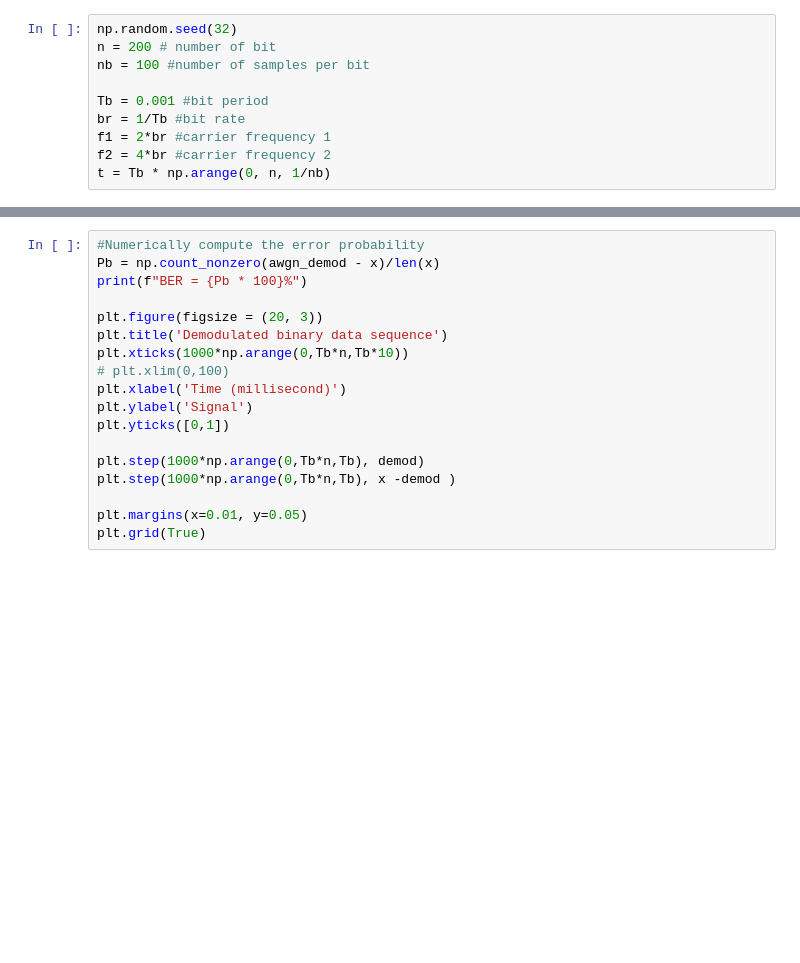
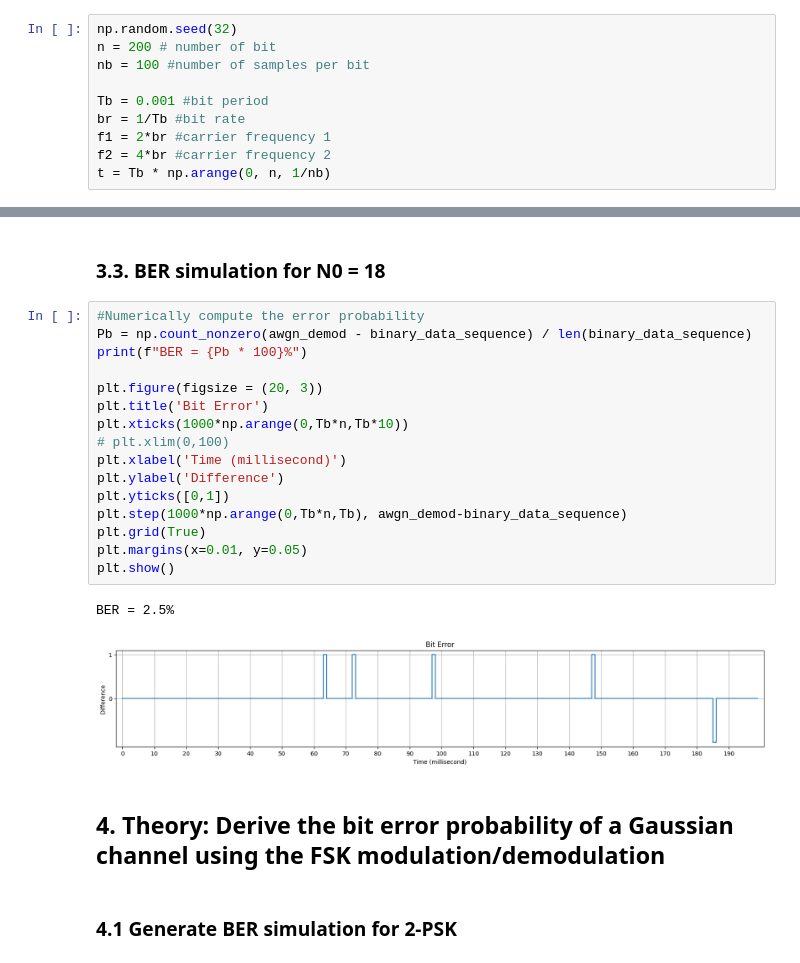
Before and after one commit to lightningdhna/KTTT, a Jupyter notebook: FSK.ipynb, the cells around one changed output, grey strips where cells are left out. Cells and saved outputs as stored; diff of their text form; blank space fills up the shorter version.

```diff
--- a/FSK.ipynb
+++ b/FSK.ipynb
@@ -147,21 +173,28 @@ plt.show()
+# %% [markdown]
+### 3.3. BER simulation for N0 = 18
 # %%
 #Numerically compute the error probability
-Pb = np.count_nonzero(awgn_demod - x)/len(x)
+Pb = np.count_nonzero(awgn_demod - binary_data_sequence) / len(binary_data_sequence)
 print(f"BER = {Pb * 100}%")
 
 plt.figure(figsize = (20, 3))
-plt.title('Demodulated binary data sequence')
+plt.title('Bit Error')
 plt.xticks(1000*np.arange(0,Tb*n,Tb*10))
 # plt.xlim(0,100)
 plt.xlabel('Time (millisecond)')
-plt.ylabel('Signal')
+plt.ylabel('Difference')
 plt.yticks([0,1])
-
-plt.step(1000*np.arange(0,Tb*n,Tb), demod)
-plt.step(1000*np.arange(0,Tb*n,Tb), x -demod )
-
+plt.step(1000*np.arange(0,Tb*n,Tb), awgn_demod-binary_data_sequence)
+plt.grid(True)
 plt.margins(x=0.01, y=0.05)
-plt.grid(True)
+plt.show()
+# %% [output]
+BER = 2.5%
+[figure, added]
+# %% [markdown]
+## 4. Theory: Derive the bit error probability of a Gaussian channel using the FSK modulation/demodulation
+# %% [markdown]
+### 4.1 Generate BER simulation for 2-PSK
 # %%
 # Generate BER simulation for 2-FSK
 E1 = np.trapz((c1**2)[0:nb])    # energy per bit for bit 0
```
Also changed, not shown: parts of 23 cells of this notebook, 1 other file.
